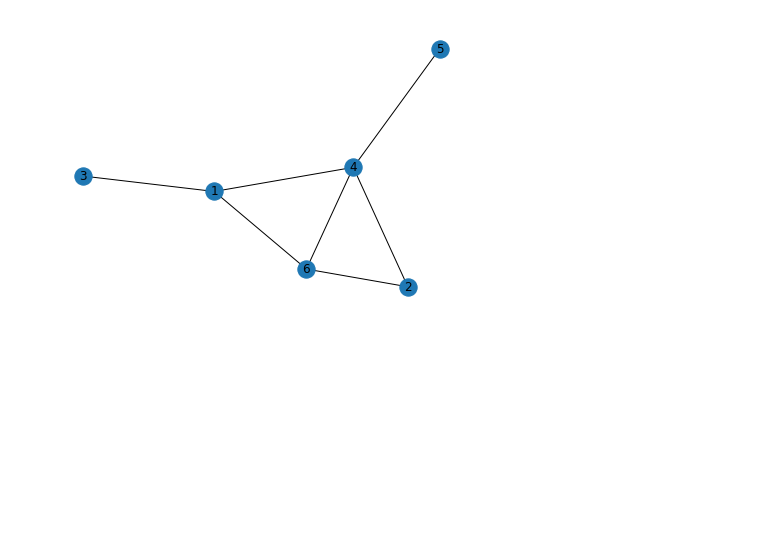
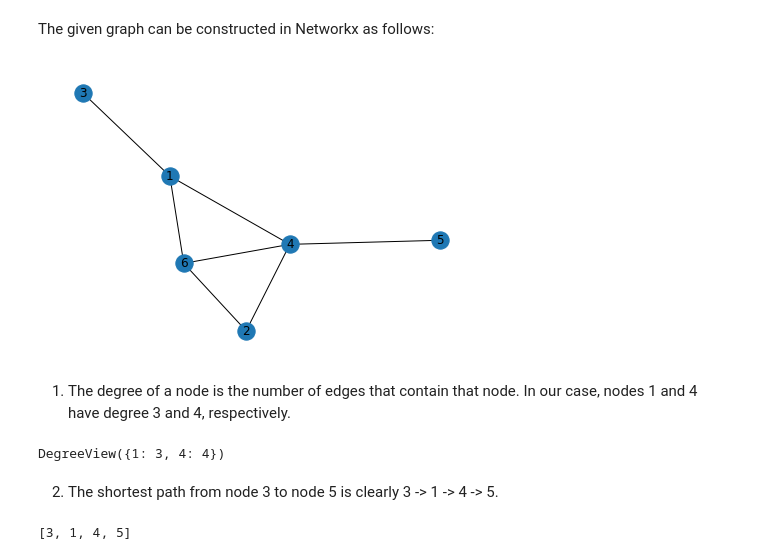
Before and after one commit to CarsonFox/Graph-ML, a Jupyter notebook: Assignment 1.ipynb, the cells around one changed output. Cells and saved outputs as stored; diff of their text form; code cells hidden in the pictures; blank space fills up the shorter version.

Commit message:
Most of assn1
Could still add edge labels, need to finish part 2

```diff
--- a/Assignment 1.ipynb
+++ b/Assignment 1.ipynb
@@ -4,24 +8,17 @@ import matplotlib.pyplot as plt
+# %% [markdown]
+The given graph can be constructed in Networkx as follows:
 # %%
-g = nx.Graph()
-g.add_nodes_from(range(1, 7))
-g.add_edges_from([
+G = nx.Graph()
+G.add_nodes_from(range(1, 7))
+G.add_edges_from([
     (1, 6),
     (1, 3),
     (1, 4),
     (2, 4),
     (6, 2),
     (4, 6),
     (5, 4),
 ])
-edge_labels = {
-    (1, 6): 'c',
-    (1, 3): 'a',
-    (1, 4): 'b',
-    (6, 2): 'e',
-    (4, 6): 'g',
-    (5, 4): 'f',
-    (2, 4): 'd',
-}
-nx.draw(g, with_labels=True)
+nx.draw(G, with_labels=True)
 # %% [output]
-[figure, old version]
+[figure, new version]
@@ -36,0 +25,12 @@ edge_labels = {
+# %% [markdown]
+1. The degree of a node is the number of edges that contain that node. In our case, nodes 1 and 4 have degree 3 and 4, respectively.
+# %%
+G.degree([1, 4])
+# %% [output]
+DegreeView({1: 3, 4: 4})
+# %% [markdown]
+2. The shortest path from node 3 to node 5 is clearly 3 -> 1 -> 4 -> 5.
+# %%
+nx.shortest_path(G, source=3, target=5)
+# %% [output]
+[3, 1, 4, 5]
```
Also changed, not shown: parts of 29 cells of this notebook.
